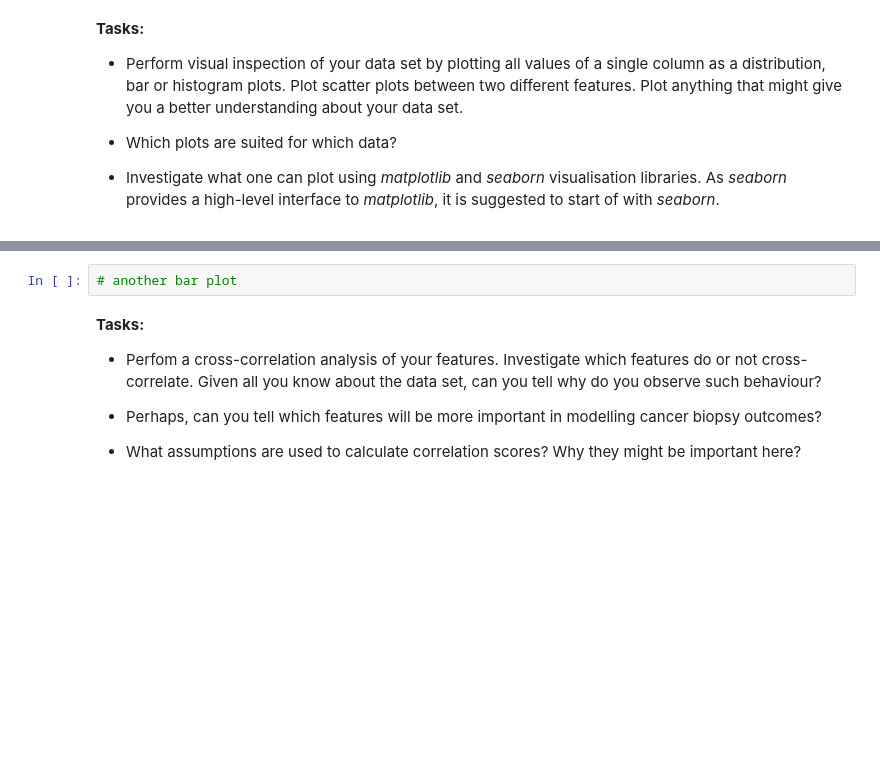
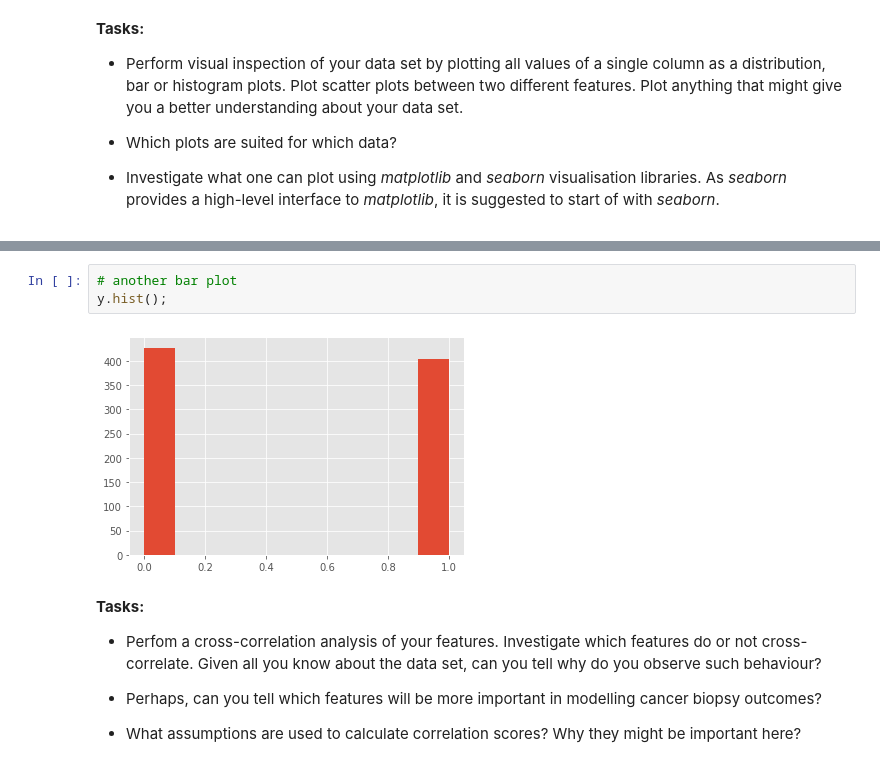
Before and after one commit to akausas/Hackathon_Autumn2019_Challenge, a Jupyter notebook: Hackathon_Challenge.ipynb, the cells around one changed output, grey strips where cells are left out. Drawn from its saved outputs; the diff is of its cells as text; blank space fills up the shorter version.

```diff
--- a/Hackathon_Challenge.ipynb
+++ b/Hackathon_Challenge.ipynb
@@ -409,5 +426,8 @@ __Tasks:__
 # %%
 # another bar plot
+y.hist();
+# %% [output]
+[figure, added]
 # %% [markdown]
 __Tasks:__
 
```
Also changed, not shown: parts of 24 cells of this notebook.
